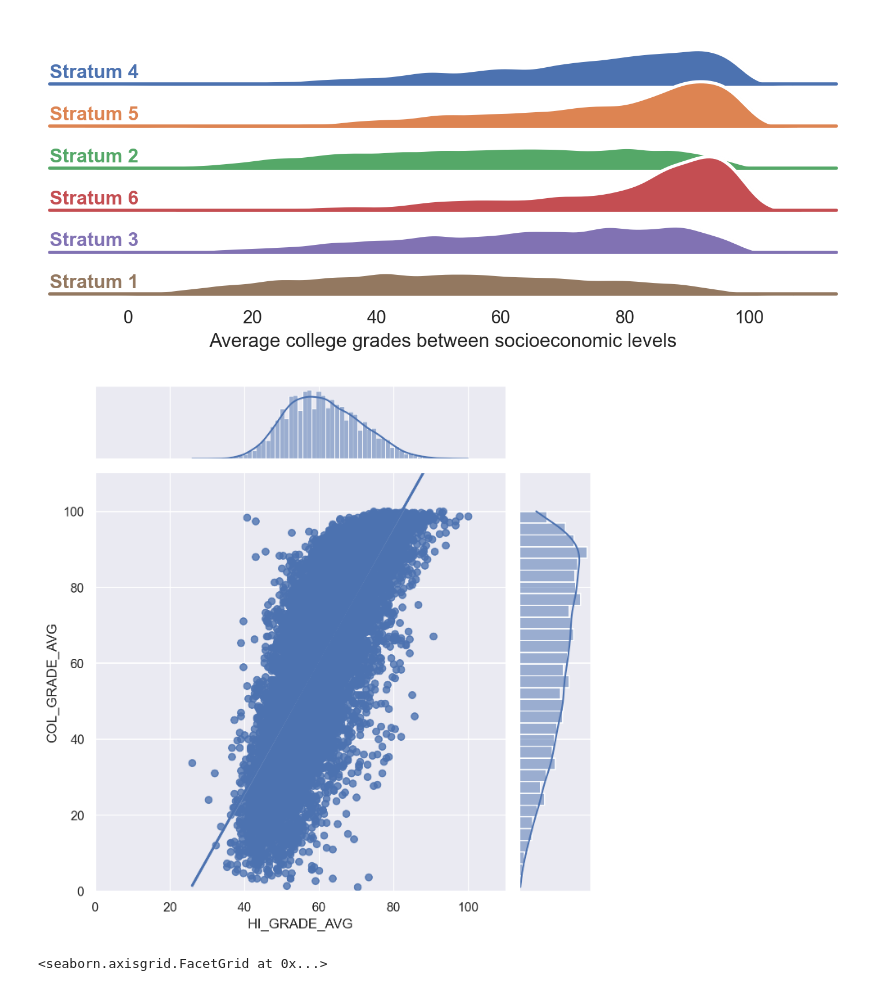
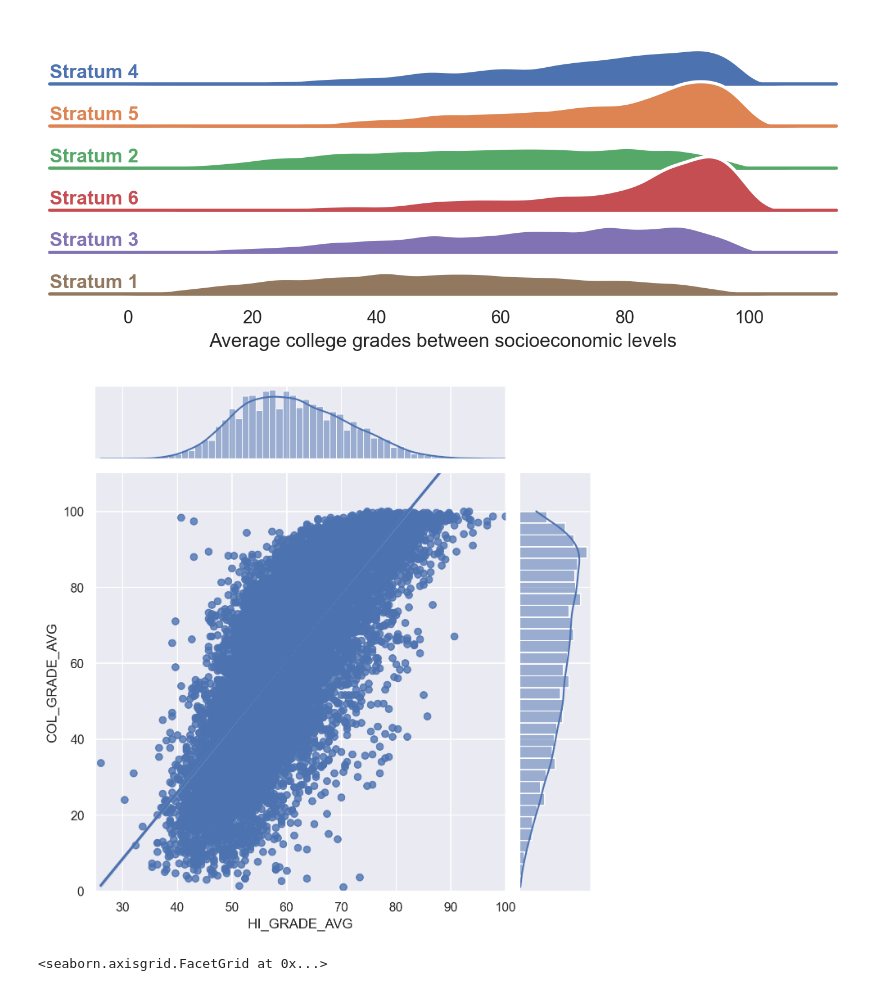
Before and after one commit to s183910/Bachelor_Gabi_Kat, a Jupyter notebook: Code/Basic_dists/Plots_4_rep.ipynb, the cells around one changed output. Cells and saved outputs as stored; diff of their text form; code cells hidden in the pictures.

```diff
--- a/Code/Basic_dists/Plots_4_rep.ipynb
+++ b/Code/Basic_dists/Plots_4_rep.ipynb
@@ -536,15 +536,13 @@ Ridgeline_dists(df,x=df.COL_GRADE_AVG,plot_label='Average college grades between
 [figure]
 # %%
 sns.set_theme(style="darkgrid")
+df = pd.read_csv("df_sum_score.csv")
 
 x = df.HI_GRADE_AVG
 y=df.COL_GRADE_AVG
-g = sns.jointplot(x=x, y=y, data=df,
-                  kind="reg", truncate=True,
-                  xlim=(0, 110), ylim=(0, 110),
-                  height=7)
+g = sns.jointplot(x=x, y=y, data=df, kind="reg", truncate=True,xlim=(25, 100), ylim=(0, 110),height=7)
 # %% [output]
-[figure, old version]
+[figure, new version]
 # %%
 df = pd.read_csv("df_sum_score.csv")
 # pal = sns.color_palette("pastel", desat=1)
```
Also changed, not shown: parts of 3 cells of this notebook, 1 other file.
